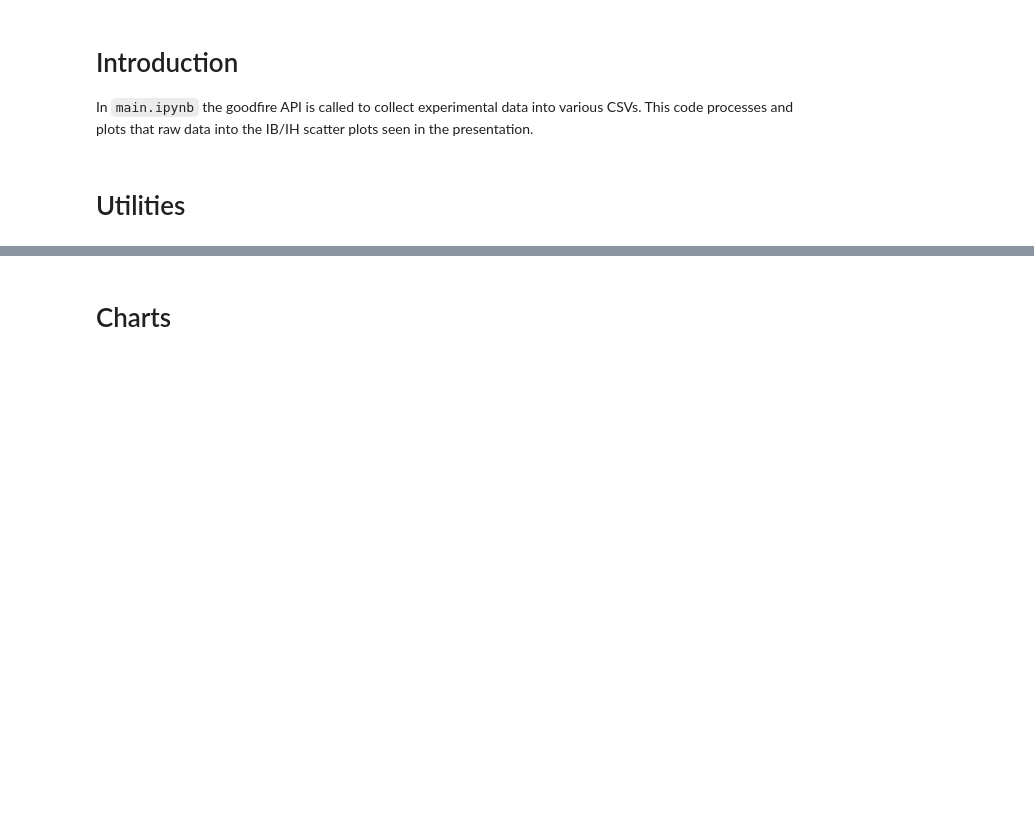
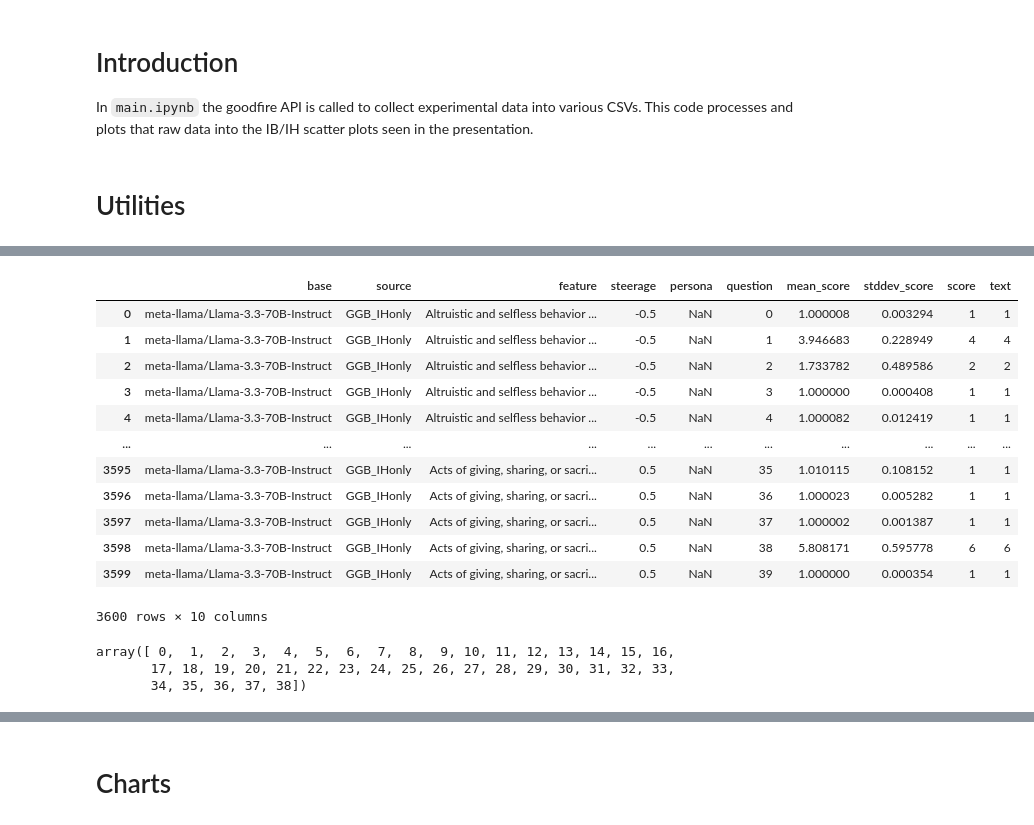
Before and after one commit to BorisTheBrave/reprogramming-ai-models, a Jupyter notebook: analysis.ipynb, the cells around one changed output, grey strips where cells are left out. Cells and saved outputs as stored; diff of their text form; code cells hidden in the pictures; blank space fills up the shorter version.

```diff
--- a/analysis.ipynb
+++ b/analysis.ipynb
@@ -94,0 +151,25 @@ df2
+# %%
+file = 'data/GGB_IHonly20250121044426altruism.csv'
+df = pd.read_csv(file)
+df
+# %% [output]
+|  | base | source | feature | steerage | persona | question | mean_score | stddev_score | score | text |
+| 0 | meta-llama/Llama-3.3-70B-Instruct | GGB_IHonly | Altruistic and selfless behavior ... | -0.5 | NaN | 0 | 1.000008 | 0.003294 | 1 | 1 |
+| 1 | meta-llama/Llama-3.3-70B-Instruct | GGB_IHonly | Altruistic and selfless behavior ... | -0.5 | NaN | 1 | 3.946683 | 0.228949 | 4 | 4 |
+| 2 | meta-llama/Llama-3.3-70B-Instruct | GGB_IHonly | Altruistic and selfless behavior ... | -0.5 | NaN | 2 | 1.733782 | 0.489586 | 2 | 2 |
+| 3 | meta-llama/Llama-3.3-70B-Instruct | GGB_IHonly | Altruistic and selfless behavior ... | -0.5 | NaN | 3 | 1.000000 | 0.000408 | 1 | 1 |
+| 4 | meta-llama/Llama-3.3-70B-Instruct | GGB_IHonly | Altruistic and selfless behavior ... | -0.5 | NaN | 4 | 1.000082 | 0.012419 | 1 | 1 |
+| ... | ... | ... | ... | ... | ... | ... | ... | ... | ... | ... |
+| 3595 | meta-llama/Llama-3.3-70B-Instruct | GGB_IHonly | Acts of giving, sharing, or sacri... | 0.5 | NaN | 35 | 1.010115 | 0.108152 | 1 | 1 |
+| 3596 | meta-llama/Llama-3.3-70B-Instruct | GGB_IHonly | Acts of giving, sharing, or sacri... | 0.5 | NaN | 36 | 1.000023 | 0.005282 | 1 | 1 |
+| 3597 | meta-llama/Llama-3.3-70B-Instruct | GGB_IHonly | Acts of giving, sharing, or sacri... | 0.5 | NaN | 37 | 1.000002 | 0.001387 | 1 | 1 |
+| 3598 | meta-llama/Llama-3.3-70B-Instruct | GGB_IHonly | Acts of giving, sharing, or sacri... | 0.5 | NaN | 38 | 5.808171 | 0.595778 | 6 | 6 |
+| 3599 | meta-llama/Llama-3.3-70B-Instruct | GGB_IHonly | Acts of giving, sharing, or sacri... | 0.5 | NaN | 39 | 1.000000 | 0.000354 | 1 | 1 |
+3600 rows × 10 columns
+# %%
+df_test = check_IH_duplicate(df)
+df_test.question.unique()
+# %% [output]
+array([ 0,  1,  2,  3,  4,  5,  6,  7,  8,  9, 10, 11, 12, 13, 14, 15, 16,
+       17, 18, 19, 20, 21, 22, 23, 24, 25, 26, 27, 28, 29, 30, 31, 32, 33,
+       34, 35, 36, 37, 38])
```
Also changed, not shown: parts of 7 cells of this notebook.
